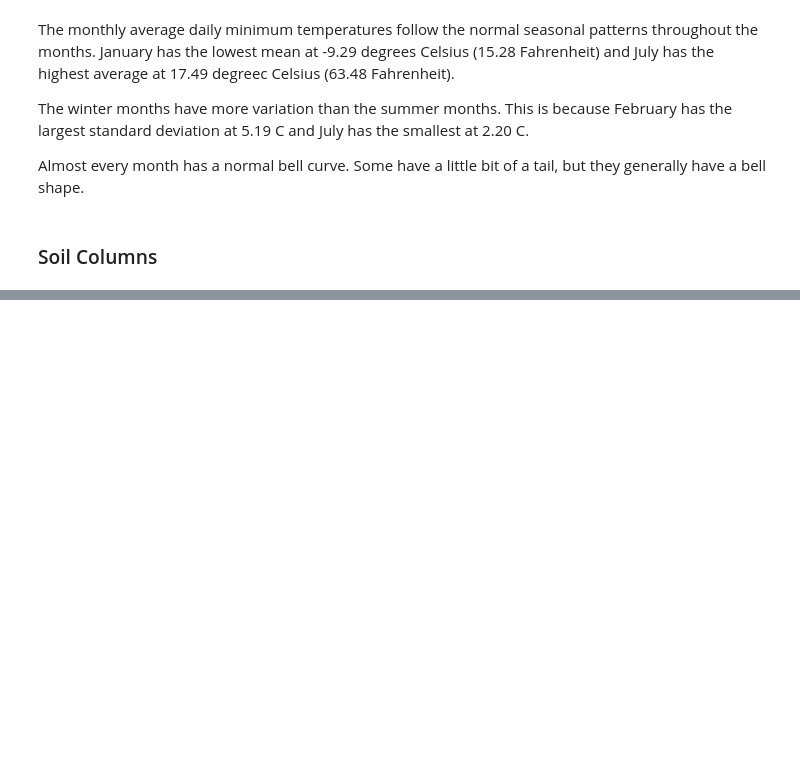
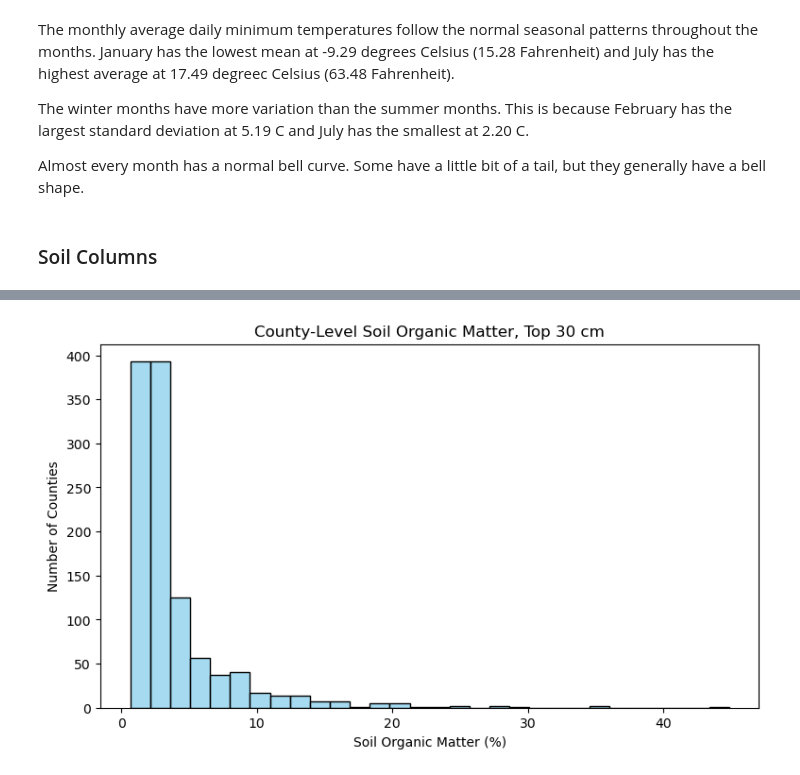
Before and after one commit to JTRIII/corn-yield-thesis, a Jupyter notebook: notebooks/04_exploratory_data_analysis.ipynb, the cells around one changed output, grey strips where cells are left out. Saved outputs shown, nothing was run; the diff lists cells and outputs as text; code cells hidden in the pictures; blank space fills up the shorter version.

```diff
--- a/notebooks/04_exploratory_data_analysis.ipynb
+++ b/notebooks/04_exploratory_data_analysis.ipynb
@@ -701,0 +814,12 @@ soil_df.describe().T
+# %%
+plt.figure(figsize=(9, 5))
+
+sns.histplot(data=soil_df, x='organic_matter_pct_0_30cm', bins=30, color='skyblue', edgecolor='black')
+
+plt.xlabel('Soil Organic Matter (%)')
+plt.ylabel('Number of Counties')
+plt.title('County-Level Soil Organic Matter, Top 30 cm')
+
+plt.show()
+# %% [output]
+[figure, added]
```
Also changed, not shown: parts of 35 cells of this notebook.
